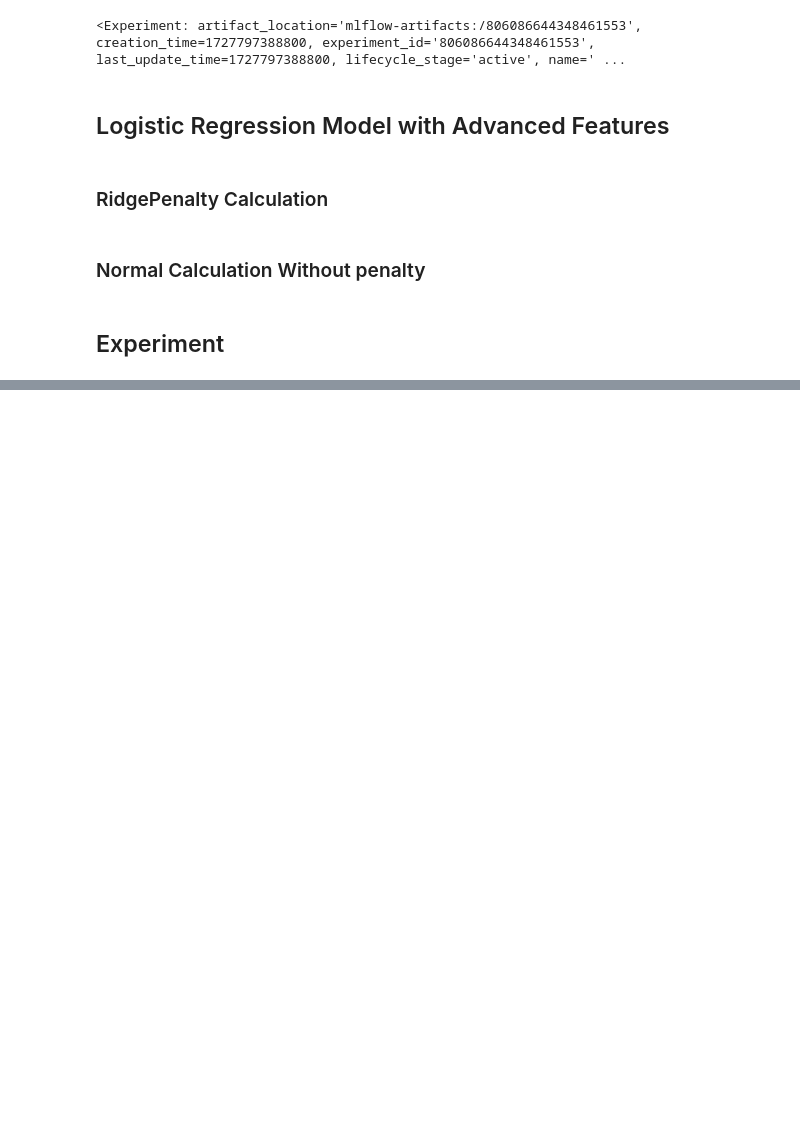
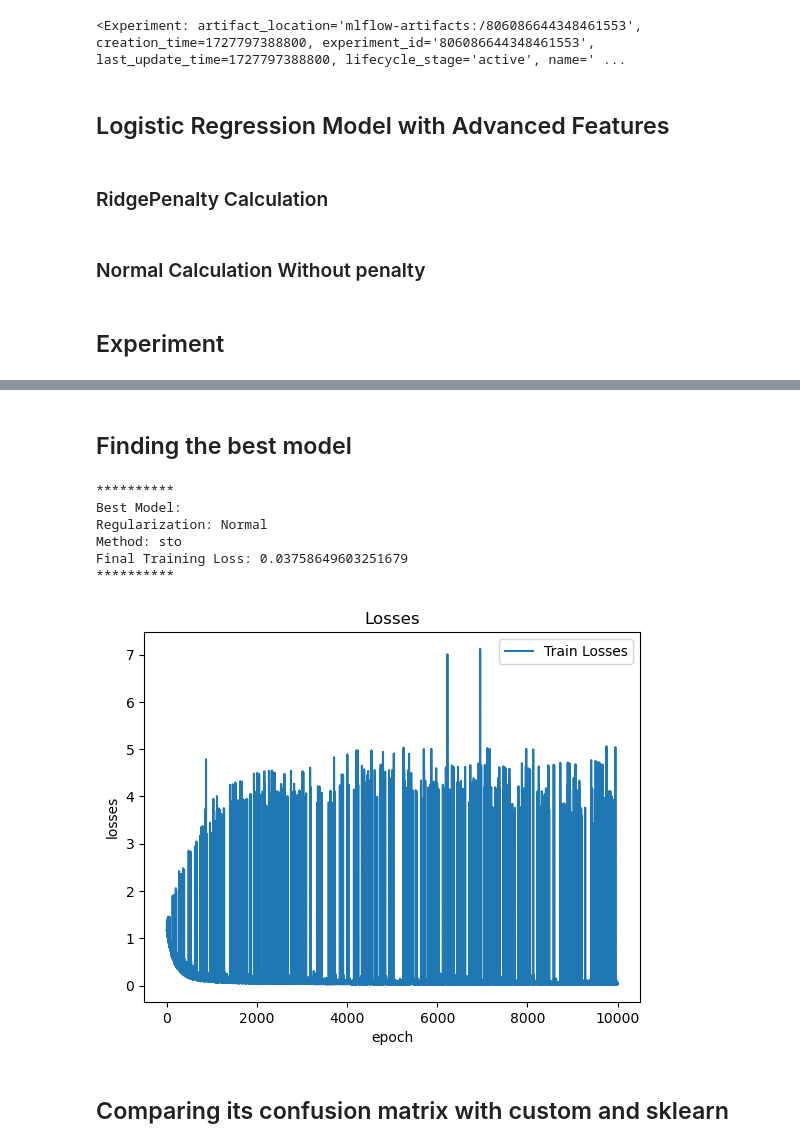
Before and after one commit to AIT-MachineLearning/a3-predicting-car-price-ishika28, a Jupyter notebook: a3_car_predicition.ipynb, the cells around one changed output, grey strips where cells are left out. Cells and saved outputs as stored; diff of their text form; code cells hidden in the pictures; blank space fills up the shorter version.

Commit message:
best model

```diff
--- a/a3_car_predicition.ipynb
+++ b/a3_car_predicition.ipynb
@@ -698,0 +699,22 @@ Final Training Loss: 0.9096228602984433
+# %% [markdown]
+## Finding the best model
+# %%
+# Plotting the loss graph the graph of the best model
+print("*" * 10)
+print("Best Model:")
+print(f"Regularization: {best_reg_name}")
+print(f"Method: {best_method}")
+print(f"Final Training Loss: {best_train_loss}")
+print("*" * 10)
+best_model.plot()
+plt.show()
+# %% [output]
+**********
+Best Model:
+Regularization: Normal
+Method: sto
+Final Training Loss: 0.03758649603251679
+**********
+[figure, added]
+# %% [markdown]
+## Comparing its confusion matrix with custom and sklearn
```
Also changed, not shown: parts of 4 cells of this notebook, 1 other file.
